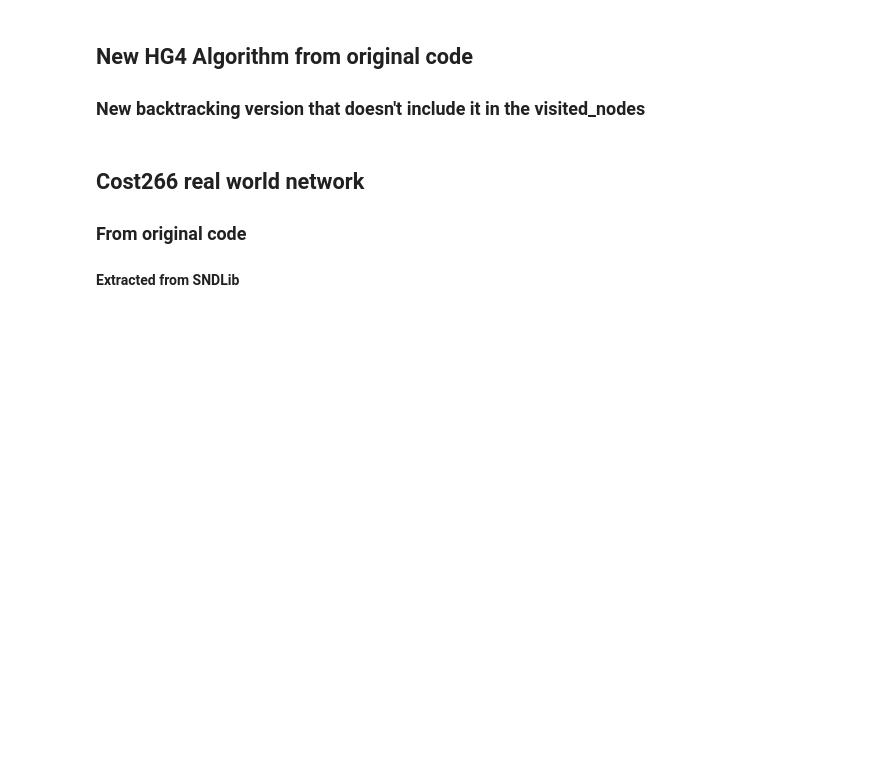
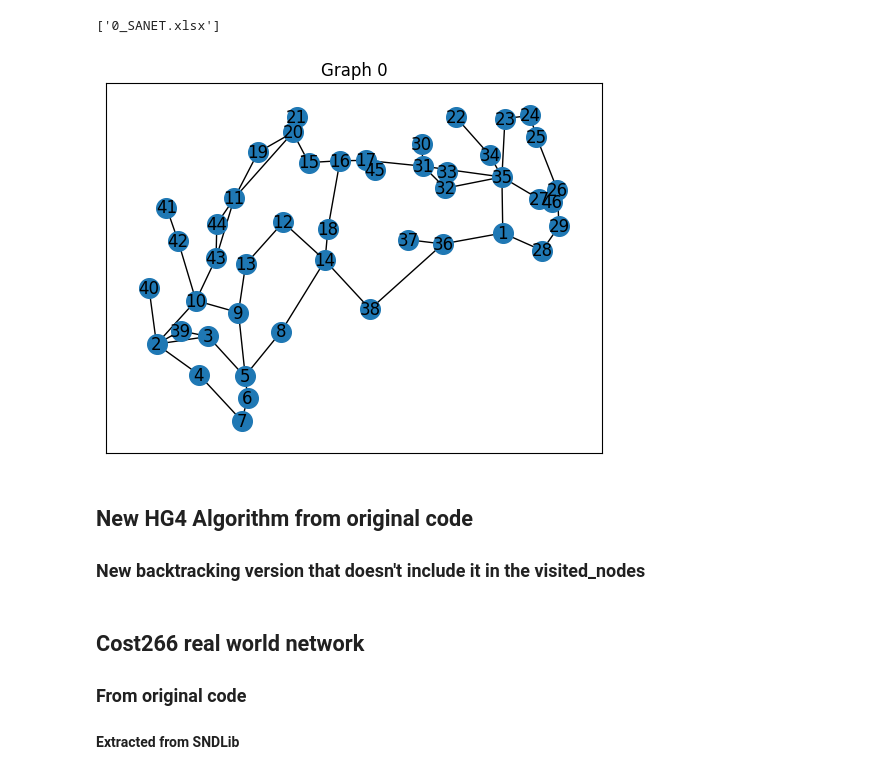
Before and after one commit to dylanljs04/human-gazed-algo, a Jupyter notebook: new_main.ipynb, the cells around one changed output. Drawn from its saved outputs; the diff is of its cells as text; code cells hidden in the pictures; blank space fills up the shorter version.

```diff
--- a/new_main.ipynb
+++ b/new_main.ipynb
@@ -31,7 +17,6 @@ import openpyxl
 # %%
-import re
-folder_path = "real_topologies"
-xlsx_files = [file for file in os.listdir(folder_path) if file.endswith(".xlsx")]
+folder_path = "test_topologies"
+real_top = [file for file in os.listdir(folder_path) if file.endswith(".xlsx")]
 df_nodes = []
 df_edges = []
 
@@ -42,10 +27,10 @@ def sort_by_number(file_name):
     else:
         return float('inf')
 
-xlsx_files = sorted(xlsx_files, key=sort_by_number)
-print(xlsx_files)
+real_top = sorted(real_top, key=sort_by_number)
+print(real_top)
 
-for file in xlsx_files:
+for file in real_top:
     file_path = os.path.join(folder_path, file)
     df_1 = pd.read_excel(file_path)
     df_2 = pd.read_excel(file_path, sheet_name=1)  # Read the second sheet (page) of the .xlsx file
@@ -53,4 +38,52 @@ for file in xlsx_files:
     df_edges.append(df_2)
 
 # Now have 2 list of dataframes, one is the nodes and the other is the edges
+# %% [output]
+['0_SANET.xlsx']
+# %%
+def create_graph(df_nodes, df_edges):
+    # Initialize the Basemap
+    map = Basemap(
+        projection='merc',
+        lat_ts=0,
+        resolution='i',
+        suppress_ticks=True)
+
+    # Extract node positions
+    lon = df_nodes['Longitude'].values
+    lat = df_nodes['Latitude'].values
+    node_id = df_nodes["Node_ID"].values
+
+    # Create position dictionary
+    mx, my = map(lon, lat)
+    pos = {node_id[i]: (mx[i], my[i]) for i in range(len(node_id))}
+
+    # Extract edges with weights
+    src = df_edges["Source"].values
+    dest = df_edges["Destination"].values
+    weight = df_edges["Computed Length (km)"].values
+    edges = [(src[i], dest[i], weight[i]) for i in range(len(weight))]
+
+    # Create and populate the graph
+    G = nx.Graph()
+    G.add_weighted_edges_from(edges)
+    return G, pos
+
+def plot_graph(G, pos, title="Graph"):
+    nx.draw_networkx(G, pos=pos, node_size=200)
+    plt.title(title)
+    plt.show()
+
+# Graphs dictionary stores the graph as ab objects and the positions of the nodes
+graphs = {}
+for i in range(len(real_top)):  # Assuming you have 100 datasets
+    nodes = df_nodes[i]
+    edges = df_edges[i]
+    G, pos = create_graph(nodes, edges)
+    graphs[f"G{i}"] = G
+    graphs[f"G{i}_pos"] = pos
+
+plot_graph(graphs["G0"], graphs["G0_pos"], "Graph 0")
+# %% [output]
+[figure, added]
 # %%
```
Also changed, not shown: parts of 5 cells of this notebook, 1 other file.
